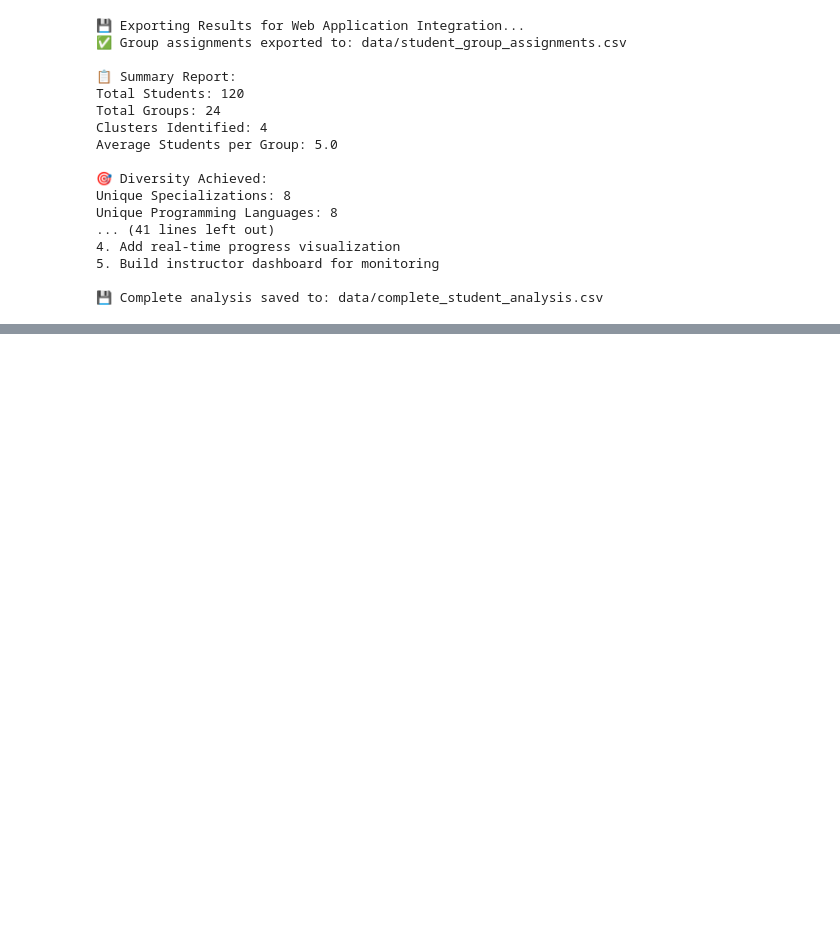
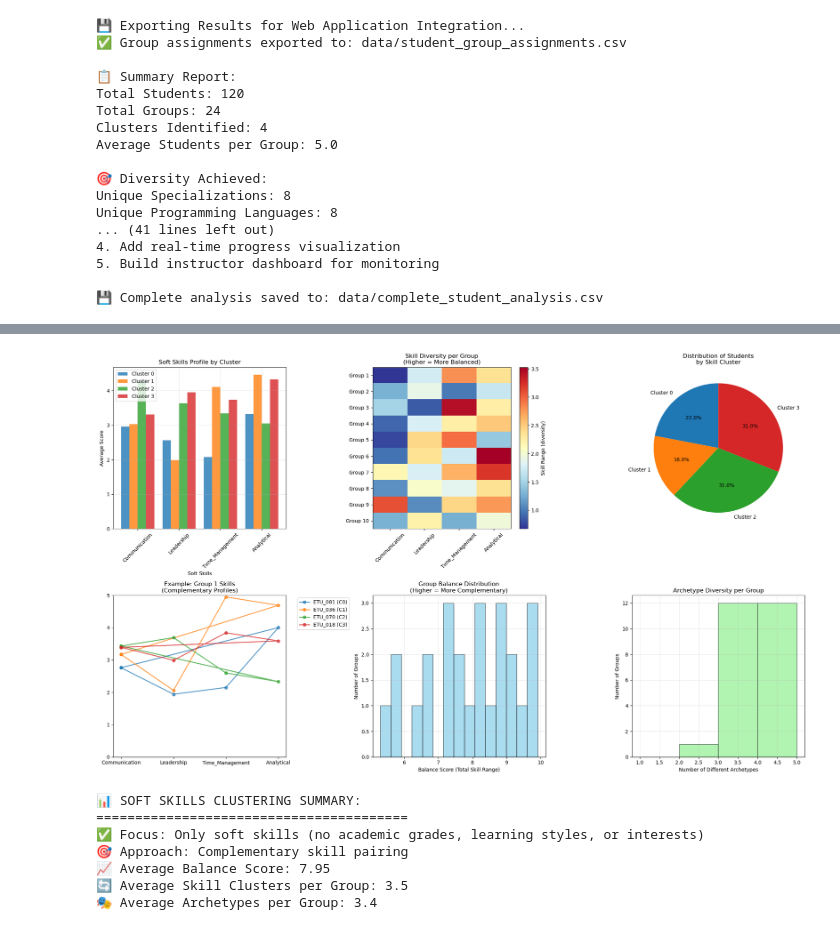
Before and after one commit to arfaouiahmed1/Stage, a Jupyter notebook: Datasets/Soft skills questions generation/soft_skills_assessment.ipynb, the cells around one changed output, grey strips where cells are left out. Saved outputs shown, nothing was run; the diff lists cells and outputs as text; code cells hidden in the pictures; blank space fills up the shorter version.

```diff
--- a/Datasets/Soft skills questions generation/soft_skills_assessment.ipynb
+++ b/Datasets/Soft skills questions generation/soft_skills_assessment.ipynb
@@ -2794,5 +2879,9 @@ balance_analysis = analyze_soft_skills_groups(soft_skills_assignments_df)
 # %%
 # 📊 VISUALIZE SOFT SKILLS BALANCED CLUSTERING
+
+# Import required libraries for visualization
+import matplotlib.pyplot as plt
+import numpy as np
 
 def visualize_soft_skills_clustering(assignments_df):
     """
@@ -2887,31 +2976,43 @@ def visualize_soft_skills_clustering(assignments_df):
     plt.ylabel('Number of Groups')
     plt.title('Group Balance Distribution\n(Higher = More Complementary)')
     plt.grid(True, alpha=0.3)
 
     # 6. Archetype Mix in Groups
     plt.subplot(2, 3, 6)
 
     # Count unique archetypes per group
     archetype_diversity = assignments_df.groupby('group')['archetype'].nunique()
 
     plt.hist(archetype_diversity, bins=range(1, archetype_diversity.max()+2),
              alpha=0.7, color='lightgreen', edgecolor='black')
     plt.xlabel('Number of Different Archetypes')
     plt.ylabel('Number of Groups')
     plt.title('Archetype Diversity per Group')
     plt.grid(True, alpha=0.3)
 
     plt.tight_layout()
     plt.show()
 
     # Summary statistics
     print("📊 SOFT SKILLS CLUSTERING SUMMARY:")
     print("=" * 40)
     print(f"✅ Focus: Only soft skills (no academic grades, learning styles, or interests)")
     print(f"🎯 Approach: Complementary skill pairing")
     print(f"📈 Average Balance Score: {np.mean(balance_scores):.2f}")
     print(f"🔄 Average Skill Clusters per Group: {assignments_df.groupby('group')['skill_cluster'].nunique().mean():.1f}")
     print(f"🎭 Average Archetypes per Group: {assignments_df.groupby('group')['archetype'].nunique().mean():.1f}")
 
 # Generate the visualizations
-visualize_soft_skills_clustering(soft_skills_assignments_df)
+if 'soft_skills_assignments_df' in globals():
+    visualize_soft_skills_clustering(soft_skills_assignments_df)
+else:
+    print("❌ soft_skills_assignments_df not found. Please run the clustering cell first.")
+# %% [output]
+[figure, added]
+📊 SOFT SKILLS CLUSTERING SUMMARY:
+========================================
+✅ Focus: Only soft skills (no academic grades, learning styles, or interests)
+🎯 Approach: Complementary skill pairing
+📈 Average Balance Score: 7.95
+🔄 Average Skill Clusters per Group: 3.5
+🎭 Average Archetypes per Group: 3.4
```
Also changed, not shown: parts of 12 cells of this notebook, 10 other files.
